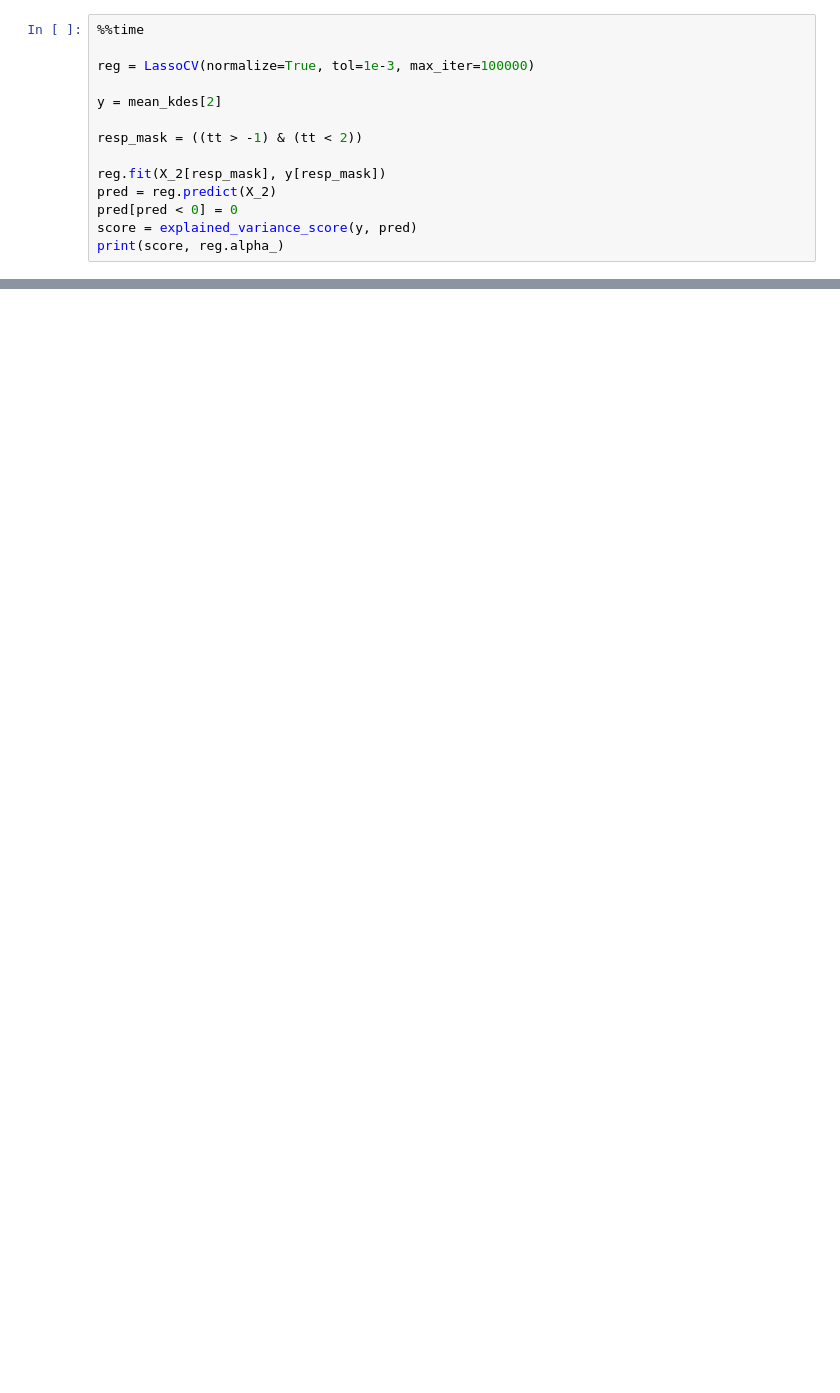
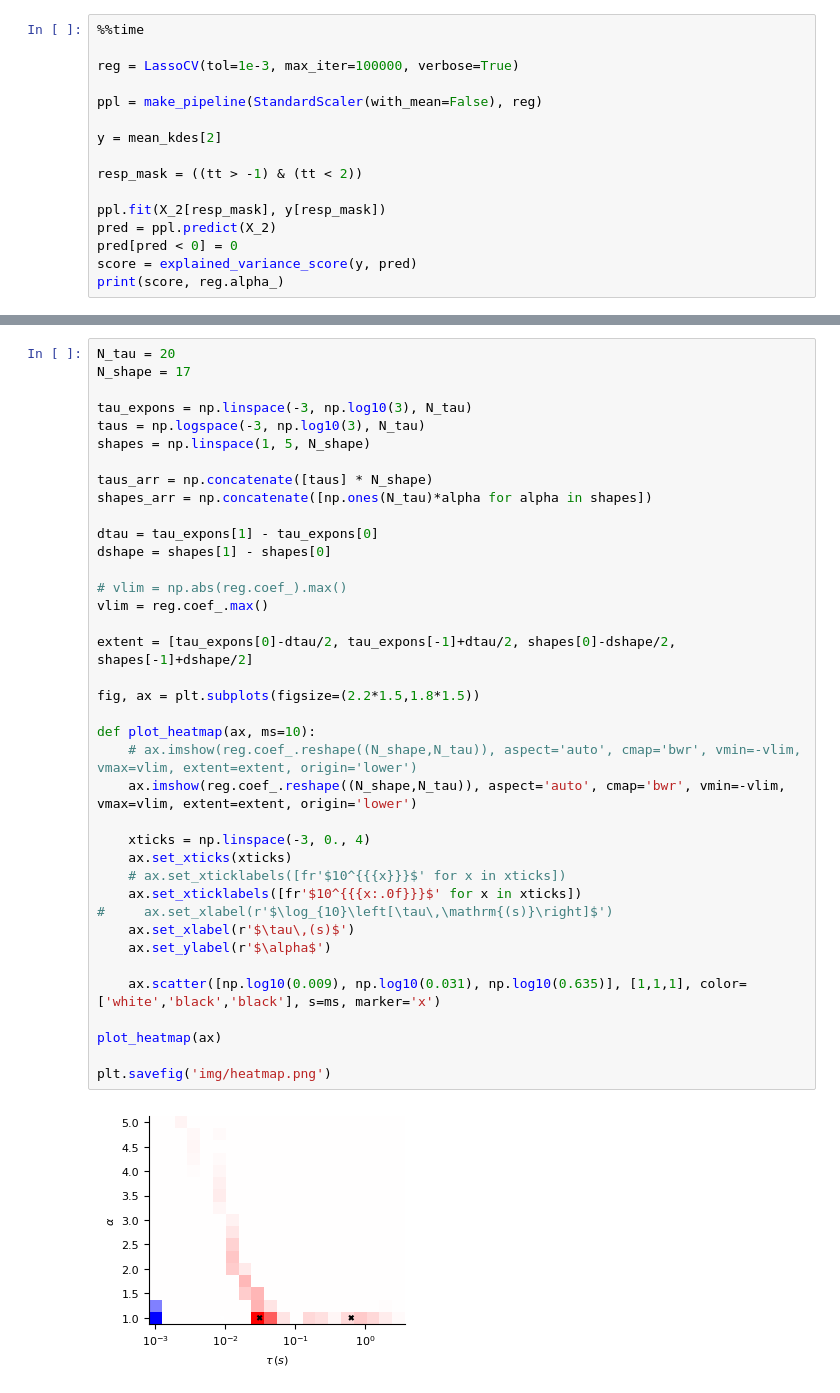
Before and after one commit to Tom83B/moth-duration-encoding, a Jupyter notebook: timescale selection.ipynb, the cells around one changed output, grey strips where cells are left out. Drawn from its saved outputs; the diff is of its cells as text; blank space fills up the shorter version.

```diff
--- a/timescale selection.ipynb
+++ b/timescale selection.ipynb
@@ -27,14 +34,16 @@ Wall time: 5min 16s
 # %%
 %%time
 
-reg = LassoCV(normalize=True, tol=1e-3, max_iter=100000)
+reg = LassoCV(tol=1e-3, max_iter=100000, verbose=True)
+
+ppl = make_pipeline(StandardScaler(with_mean=False), reg)
 
 y = mean_kdes[2]
 
 resp_mask = ((tt > -1) & (tt < 2))
 
-reg.fit(X_2[resp_mask], y[resp_mask])
-pred = reg.predict(X_2)
+ppl.fit(X_2[resp_mask], y[resp_mask])
+pred = ppl.predict(X_2)
 pred[pred < 0] = 0
 score = explained_variance_score(y, pred)
 print(score, reg.alpha_)
@@ -45,3 +56,43 @@ Wall time: 52.6 s
+# %%
+N_tau = 20
+N_shape = 17
+
+tau_expons = np.linspace(-3, np.log10(3), N_tau)
+taus = np.logspace(-3, np.log10(3), N_tau)
+shapes = np.linspace(1, 5, N_shape)
+
+taus_arr = np.concatenate([taus] * N_shape)
+shapes_arr = np.concatenate([np.ones(N_tau)*alpha for alpha in shapes])
+
+dtau = tau_expons[1] - tau_expons[0]
+dshape = shapes[1] - shapes[0]
+
+# vlim = np.abs(reg.coef_).max()
+vlim = reg.coef_.max()
+
+extent = [tau_expons[0]-dtau/2, tau_expons[-1]+dtau/2, shapes[0]-dshape/2, shapes[-1]+dshape/2]
+
+fig, ax = plt.subplots(figsize=(2.2*1.5,1.8*1.5))
+
+def plot_heatmap(ax, ms=10):
+    # ax.imshow(reg.coef_.reshape((N_shape,N_tau)), aspect='auto', cmap='bwr', vmin=-vlim, vmax=vlim, extent=extent, origin='lower')
+    ax.imshow(reg.coef_.reshape((N_shape,N_tau)), aspect='auto', cmap='bwr', vmin=-vlim, vmax=vlim, extent=extent, origin='lower')
+
+    xticks = np.linspace(-3, 0., 4)
+    ax.set_xticks(xticks)
+    # ax.set_xticklabels([fr'$10^{{{x}}}$' for x in xticks])
+    ax.set_xticklabels([fr'$10^{{{x:.0f}}}$' for x in xticks])
+#     ax.set_xlabel(r'$\log_{10}\left[\tau\,\mathrm{(s)}\right]$')
+    ax.set_xlabel(r'$\tau\,(s)$')
+    ax.set_ylabel(r'$\alpha$')
+
+    ax.scatter([np.log10(0.009), np.log10(0.031), np.log10(0.635)], [1,1,1], color=['white','black','black'], s=ms, marker='x')
+
+plot_heatmap(ax)
+
+plt.savefig('img/heatmap.png')
+# %% [output]
+[figure, added]
 # %%
 N_tau = 20
 N_shape = 17
```
Also changed, not shown: parts of 7 cells of this notebook.
